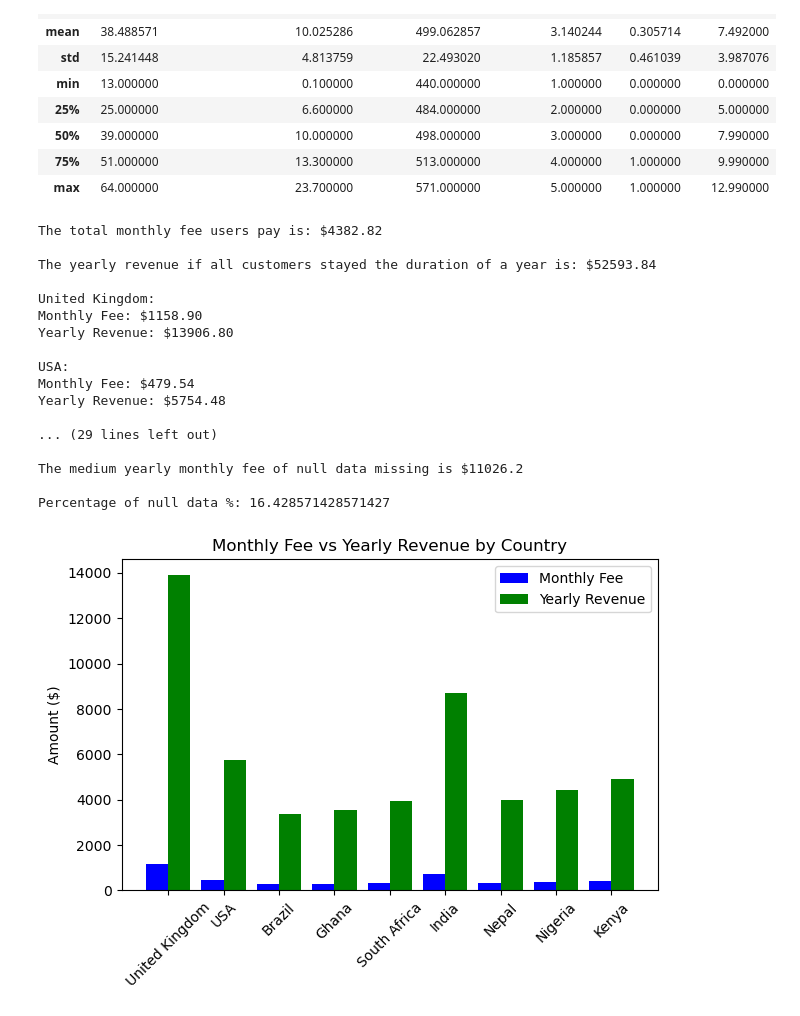
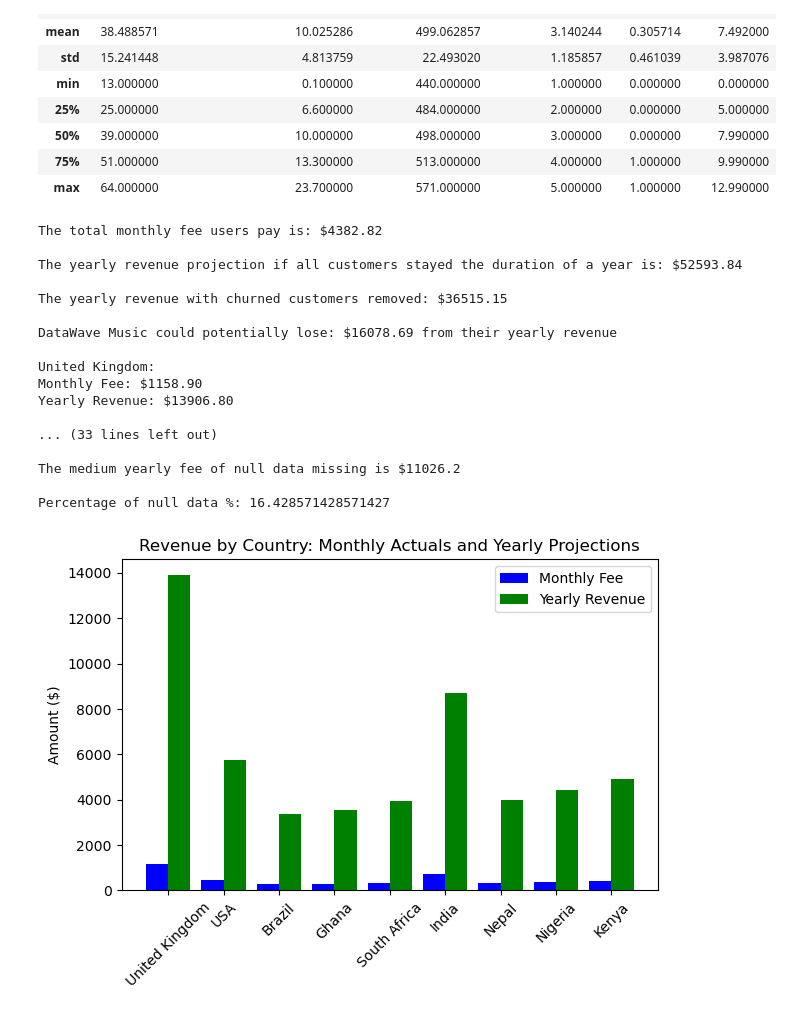
Before and after one commit to Dylan-Butterfield/IOA_Data_Sprint, a Jupyter notebook: Data_Wave_Analysis.ipynb, the cells around one changed output. Drawn from its saved outputs; the diff is of its cells as text; code cells hidden in the pictures.

Commit message:
Finding Churn Values

```diff
--- a/Data_Wave_Analysis.ipynb
+++ b/Data_Wave_Analysis.ipynb
@@ -27,13 +27,33 @@ df.describe()
 
 total_monthly_fee = df['monthly_fee'].sum()
 
+total_churn = df['churned'].sum()/df['churned'].count()
+
+#Finding yearly revenue projection by removing churn customers.
+
 total_yearly_revenue = total_monthly_fee*12
+
+total_yearly_revenue_churned = (total_yearly_revenue)*(1-total_churn)
+
+projection_difference = total_yearly_revenue - total_yearly_revenue_churned
+
+#Printing Monthly Revenue, Yearly Revenue No Churn, Yearly Revenue with Churn
 
 print(f'The total monthly fee users pay is: ${total_monthly_fee}')
 
 print()
 
-print(f'The yearly revenue if all customers stayed the duration of a year is: ${total_yearly_revenue}')
+print(f'The yearly revenue projection if all customers stayed the duration of a year is: ${total_yearly_revenue}')
+
+print()
+
+print(f'The yearly revenue with churned customers removed: ${total_yearly_revenue_churned:.2f}')
+
+print()
+
+print(f'DataWave Music could potentially lose: ${projection_difference:.2f} from their yearly revenue')
+
+print()
 
 #Total monthly fee per region
 
@@ -71,8 +91,6 @@ country_monthly_fees = [
     ('Kenya', total_monthly_fee_Kenya)
 ]
 
-print()
-
 #Creating an empty dictionary. Country is the key and the loop is adding each country
 #from the tuple and assign values of monthly_fee from tuple and adding second key for yearly fee
 
@@ -95,7 +113,7 @@ print(f"The medium total monthly fee of null data missing is ${null_monthly_fee*
 
 print()
 
-print(f"The medium yearly monthly fee of null data missing is ${null_monthly_fee*7.99*12}")
+print(f"The medium yearly fee of null data missing is ${null_monthly_fee*7.99*12}")
 
 print()
 
@@ -107,48 +125,48 @@ print("Percentage of null data %:",null_monthly_fee/7)
 # %% [output]
 The total monthly fee users pay is: $4382.82
 
-The yearly revenue if all customers stayed the duration of a year is: $52593.84
+The yearly revenue projection if all customers stayed the duration of a year is: $52593.84
+
+The yearly revenue with churned customers removed: $36515.15
+
+DataWave Music could potentially lose: $16078.69 from their yearly revenue
 
 United Kingdom:
 Monthly Fee: $1158.90
 Yearly Revenue: $13906.80
 
-USA:
-Monthly Fee: $479.54
-Yearly Revenue: $5754.48
+... (33 lines left out)
 
-... (29 lines left out)
-
-The medium yearly monthly fee of null data missing is $11026.2
+The medium yearly fee of null data missing is $11026.2
 
 Percentage of null data %: 16.428571428571427
 # %%
 #Printing Monthly_fee vs Yearly_Revenue by Country
 
 countries_name = list(country_fee_data.keys())
 
 t_monthly_fee = [data['monthly_fee'] for data in country_fee_data.values()]
 
 t_yearly_fee = [data['yearly_revenue'] for data in country_fee_data.values()]
 
 #print(t_yearly_fee)
 
 x = range(len(countries_name))
 
 plt.bar(x, t_monthly_fee, width = 0.4, label = 'Monthly Fee', color = 'blue')
 
 plt.bar([i + 0.4 for i in x], t_yearly_fee, width = 0.4, label = 'Yearly Revenue', color = 'green')
 
 plt.xticks([i + 0.2 for i in x], countries_name, rotation = 45)
 
 plt.ylabel('Amount ($)')
-plt.title('Monthly Fee vs Yearly Revenue by Country')
+plt.title('Revenue by Country: Monthly Actuals and Yearly Projections')
 plt.legend()
 plt.tight_layout()
-#plt.savefig('fee_chart.png', dpi = 300)
+plt.savefig('fee_chart.png', dpi = 300)
 plt.show()
 # %% [output]
-[figure, old version]
+[figure, new version]
 # %%
 fig, axes = plt.subplots(1,2, figsize=(10,5))
 
```
Also changed, not shown: parts of 1 cell of this notebook, 2 other files.
